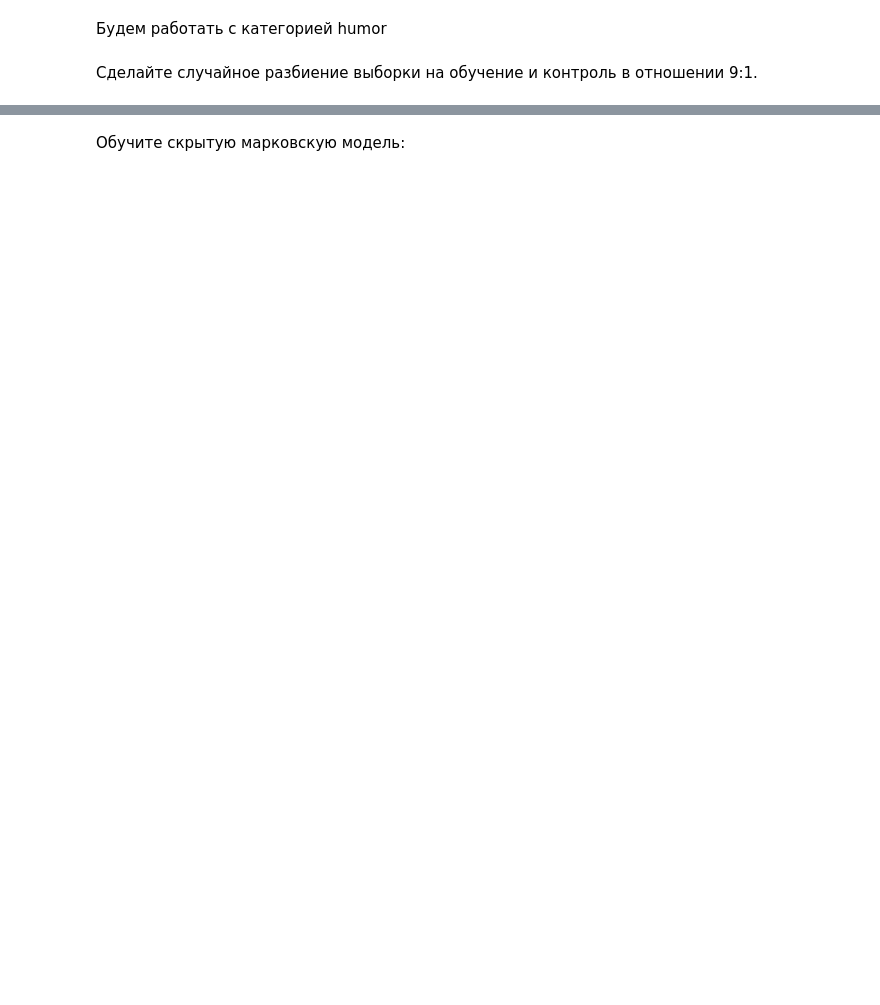
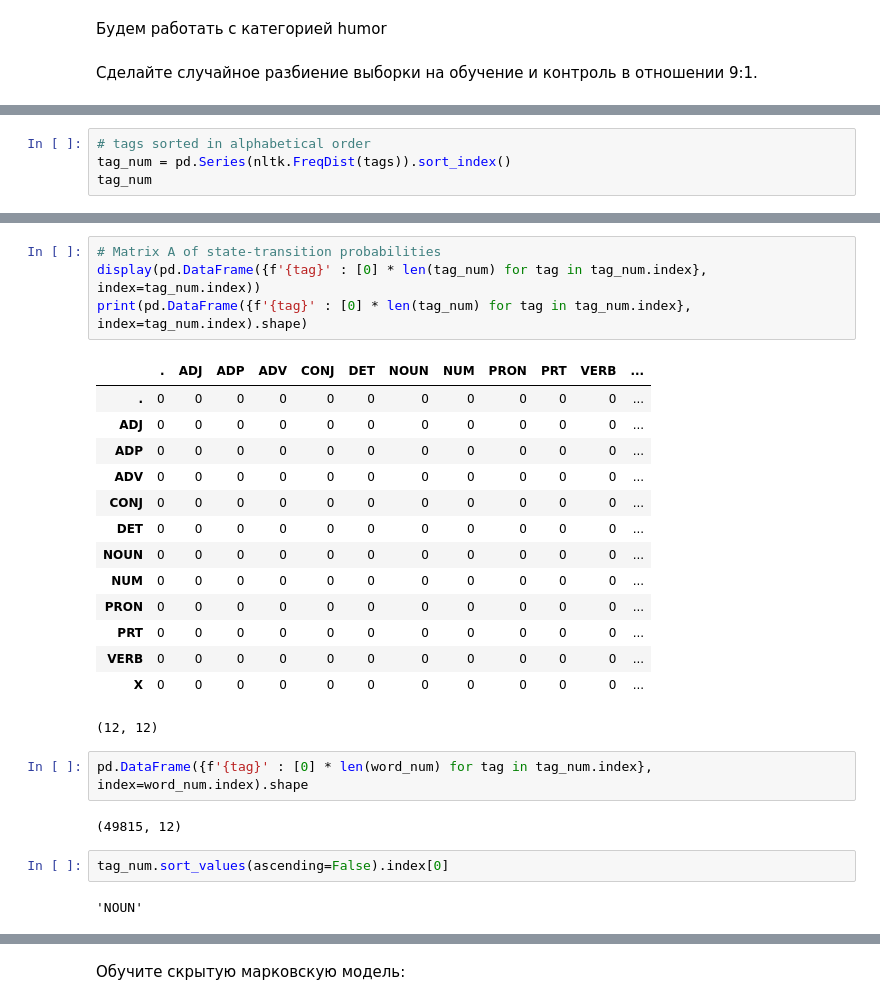
Before and after one commit to hivaze/Advanced_NLP_Course, a Jupyter notebook: 4. Language Modeling/[homework]language_model.ipynb, the cells around one changed output, grey strips where cells are left out. Cells and saved outputs as stored; diff of their text form; blank space fills up the shorter version.

```diff
--- a/4. Language Modeling/[homework]language_model.ipynb
+++ b/4. Language Modeling/[homework]language_model.ipynb
@@ -111,0 +195,4 @@ len(test_sents)
+# %%
+# tags sorted in alphabetical order
+tag_num = pd.Series(nltk.FreqDist(tags)).sort_index()
+tag_num
@@ -111,0 +213,27 @@ len(test_sents)
+# %%
+# Matrix A of state-transition probabilities
+display(pd.DataFrame({f'{tag}' : [0] * len(tag_num) for tag in tag_num.index}, index=tag_num.index))
+print(pd.DataFrame({f'{tag}' : [0] * len(tag_num) for tag in tag_num.index}, index=tag_num.index).shape)
+# %% [output]
+|  | . | ADJ | ADP | ADV | CONJ | DET | NOUN | NUM | PRON | PRT | VERB | ... |
+| . | 0 | 0 | 0 | 0 | 0 | 0 | 0 | 0 | 0 | 0 | 0 | ... |
+| ADJ | 0 | 0 | 0 | 0 | 0 | 0 | 0 | 0 | 0 | 0 | 0 | ... |
+| ADP | 0 | 0 | 0 | 0 | 0 | 0 | 0 | 0 | 0 | 0 | 0 | ... |
+| ADV | 0 | 0 | 0 | 0 | 0 | 0 | 0 | 0 | 0 | 0 | 0 | ... |
+| CONJ | 0 | 0 | 0 | 0 | 0 | 0 | 0 | 0 | 0 | 0 | 0 | ... |
+| DET | 0 | 0 | 0 | 0 | 0 | 0 | 0 | 0 | 0 | 0 | 0 | ... |
+| NOUN | 0 | 0 | 0 | 0 | 0 | 0 | 0 | 0 | 0 | 0 | 0 | ... |
+| NUM | 0 | 0 | 0 | 0 | 0 | 0 | 0 | 0 | 0 | 0 | 0 | ... |
+| PRON | 0 | 0 | 0 | 0 | 0 | 0 | 0 | 0 | 0 | 0 | 0 | ... |
+| PRT | 0 | 0 | 0 | 0 | 0 | 0 | 0 | 0 | 0 | 0 | 0 | ... |
+| VERB | 0 | 0 | 0 | 0 | 0 | 0 | 0 | 0 | 0 | 0 | 0 | ... |
+| X | 0 | 0 | 0 | 0 | 0 | 0 | 0 | 0 | 0 | 0 | 0 | ... |
+(12, 12)
+# %%
+pd.DataFrame({f'{tag}' : [0] * len(word_num) for tag in tag_num.index}, index=word_num.index).shape
+# %% [output]
+(49815, 12)
+# %%
+tag_num.sort_values(ascending=False).index[0]
+# %% [output]
+'NOUN'
```
Also changed, not shown: parts of 86 cells of this notebook, 19 other files.
